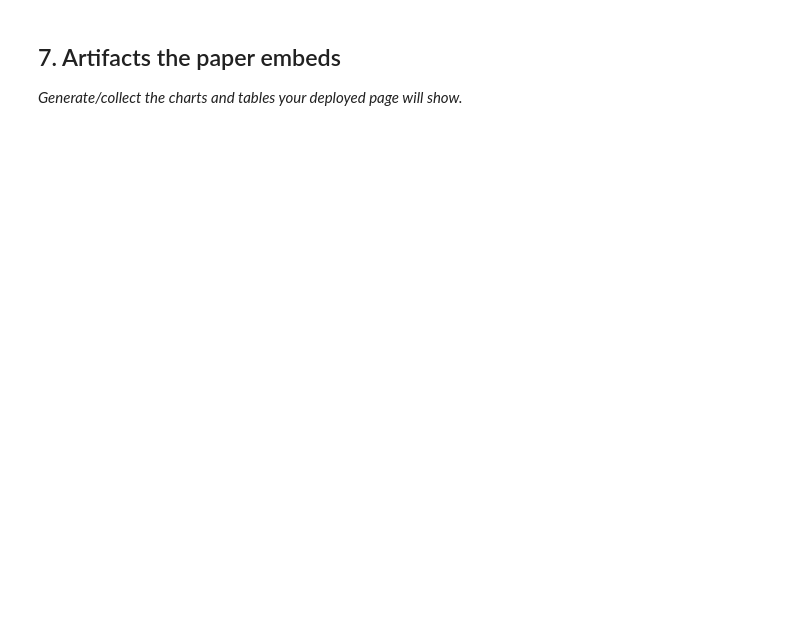
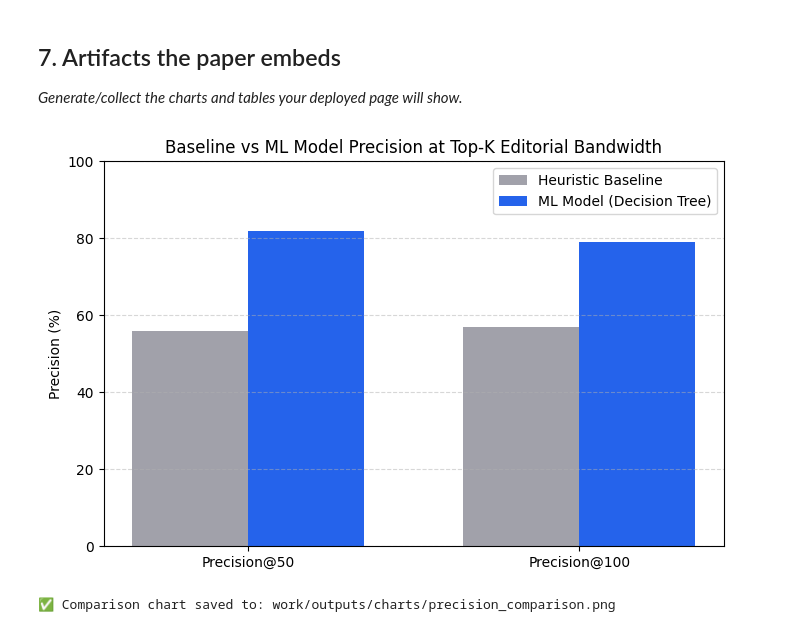
Before and after one commit to HamnahFatimaKhan/Flyrank-ML-Internship, a Jupyter notebook: work/notebooks/capstone.ipynb, the cells around one changed output. Saved outputs shown, nothing was run; the diff lists cells and outputs as text; code cells hidden in the pictures; blank space fills up the shorter version.

```diff
--- a/work/notebooks/capstone.ipynb
+++ b/work/notebooks/capstone.ipynb
@@ -34,3 +181,34 @@ This skeleton is yours to fill. Work the sections **in order** — each one has
 ## 7. Artifacts the paper embeds
 
 *Generate/collect the charts and tables your deployed page will show.*
+# %%
+import matplotlib.pyplot as plt
+
+# Generate and save visual artifact for the research paper
+plt.figure(figsize=(8, 5))
+metrics = ['Precision@50', 'Precision@100']
+baseline_vals = [p50_base * 100, p100_base * 100]
+model_vals = [p50_model * 100, p100_model * 100]
+
+x = np.arange(len(metrics))
+width = 0.35
+
+plt.bar(x - width/2, baseline_vals, width, label='Heuristic Baseline', color='#a1a1aa')
+plt.bar(x + width/2, model_vals, width, label='ML Model (Decision Tree)', color='#2563eb')
+
+plt.ylabel('Precision (%)')
+plt.title('Baseline vs ML Model Precision at Top-K Editorial Bandwidth')
+plt.xticks(x, metrics)
+plt.ylim(0, 100)
+plt.legend()
+plt.grid(axis='y', linestyle='--', alpha=0.5)
+
+os.makedirs("work/outputs/charts", exist_ok=True)
+chart_path = "work/outputs/charts/precision_comparison.png"
+plt.savefig(chart_path, dpi=300, bbox_inches='tight')
+plt.show()
+
+print(f"✅ Comparison chart saved to: {chart_path}")
+# %% [output]
+[figure, added]
+✅ Comparison chart saved to: work/outputs/charts/precision_comparison.png
```
Also changed, not shown: parts of 8 cells of this notebook.
